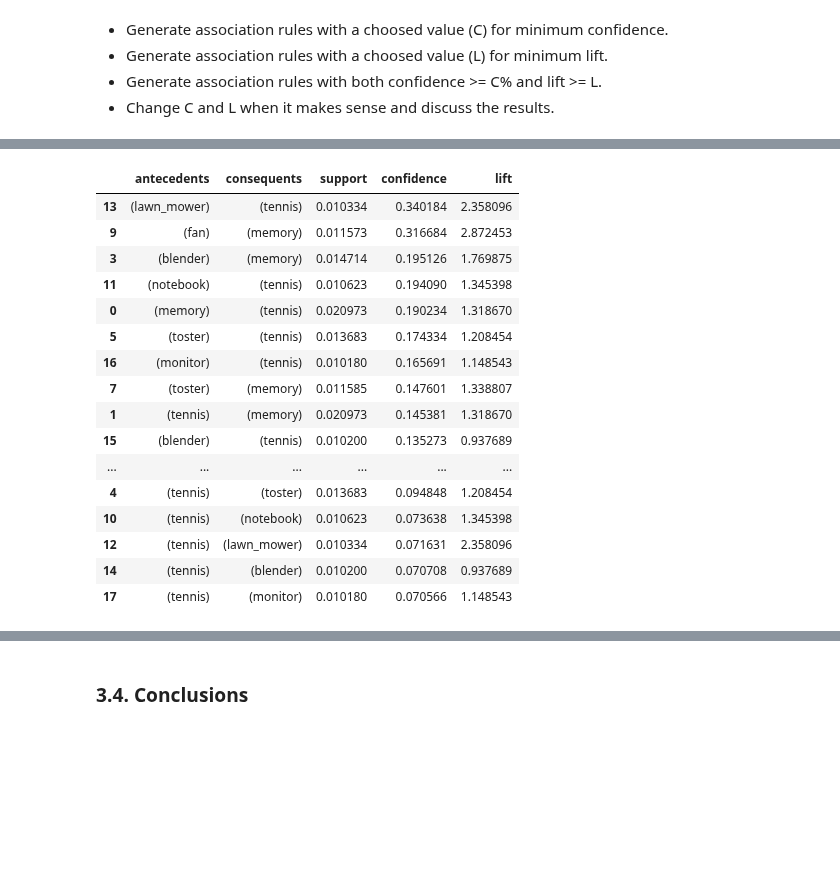
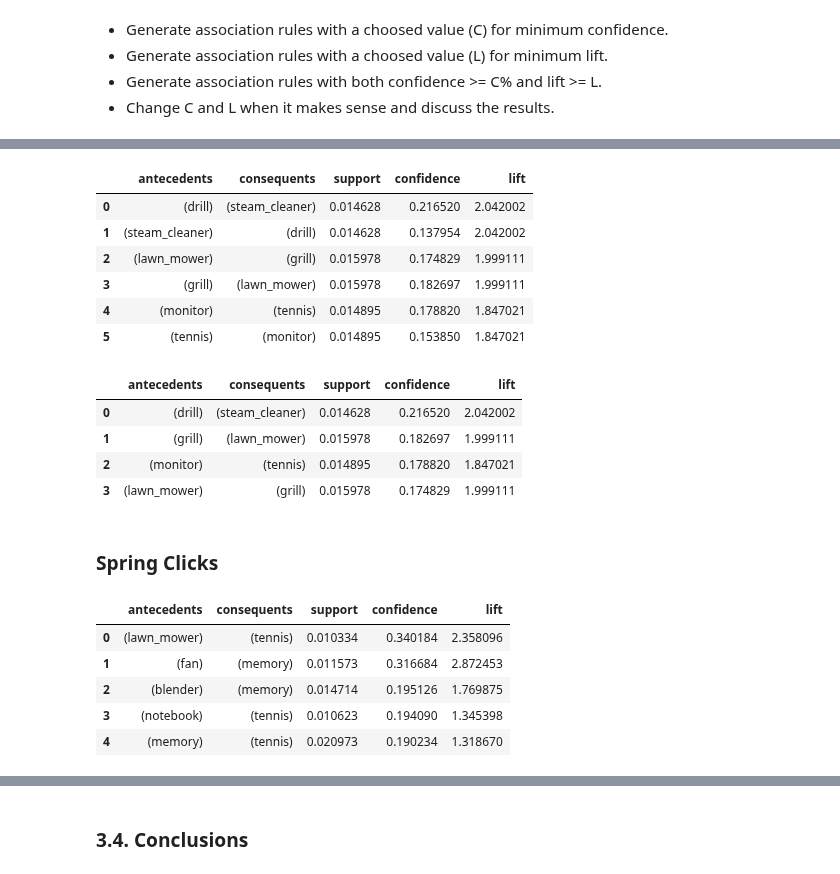
Before and after one commit to flpsantos3/PD_01, a Jupyter notebook: PD_202021_P1.ipynb, the cells around one changed output, grey strips where cells are left out. Saved outputs shown, nothing was run; the diff lists cells and outputs as text; code cells hidden in the pictures; blank space fills up the shorter version.

```diff
--- a/PD_202021_P1.ipynb
+++ b/PD_202021_P1.ipynb
@@ -907,27 +953,52 @@ rules_summer_clicks[['antecedents','consequents','support','confidence','lift']]
+# %%
+# Generate association rules with lift >= 1.8
+rules_summer_clicks = association_rules(frequent_summer_clicks,
+                                      metric = "lift",
+                                      min_threshold=1.8)
+
+rules_summer_clicks[['antecedents','consequents',
+                     'support','confidence','lift']]\
+                  .sort_values(by=['lift', 'confidence'],
+                               ascending=False)\
+                  .reset_index(drop=True)
+# %% [output]
+|  | antecedents | consequents | support | confidence | lift |
+| 0 | (drill) | (steam_cleaner) | 0.014628 | 0.216520 | 2.042002 |
+| 1 | (steam_cleaner) | (drill) | 0.014628 | 0.137954 | 2.042002 |
+| 2 | (lawn_mower) | (grill) | 0.015978 | 0.174829 | 1.999111 |
+| 3 | (grill) | (lawn_mower) | 0.015978 | 0.182697 | 1.999111 |
+| 4 | (monitor) | (tennis) | 0.014895 | 0.178820 | 1.847021 |
+| 5 | (tennis) | (monitor) | 0.014895 | 0.153850 | 1.847021 |
+# %%
+# both metrics combined
+all_summer_clicks=rules_summer_clicks[rules_summer_clicks['confidence']>=0.17]
+all_summer_clicks[['antecedents','consequents',
+                   'support','confidence','lift']]\
+                   .sort_values(by=['confidence','lift'], ascending=False)\
+                   .reset_index(drop=True)
+# %% [output]
+|  | antecedents | consequents | support | confidence | lift |
+| 0 | (drill) | (steam_cleaner) | 0.014628 | 0.216520 | 2.042002 |
+| 1 | (grill) | (lawn_mower) | 0.015978 | 0.182697 | 1.999111 |
+| 2 | (monitor) | (tennis) | 0.014895 | 0.178820 | 1.847021 |
+| 3 | (lawn_mower) | (grill) | 0.015978 | 0.174829 | 1.999111 |
+# %% [markdown]
+### Spring Clicks
 # %%
-# Generate association rules with confidence >= 10%
+# Generate association rules with confidence >= 19%
 rules_spring_clicks = association_rules(frequent_spring_clicks,
                                       metric = "confidence",
-                                      min_threshold=0.010)
+                                      min_threshold=0.19)
 
-rules_spring_clicks[['antecedents','consequents','support','confidence','lift']]\
+rules_spring_clicks[['antecedents','consequents',
+                     'support','confidence','lift']]\
                   .sort_values(by=['confidence','lift'],
-                               ascending=False)
+                               ascending=False)\
+                  .reset_index(drop=True)
 # %% [output]
 |  | antecedents | consequents | support | confidence | lift |
-| 13 | (lawn_mower) | (tennis) | 0.010334 | 0.340184 | 2.358096 |
-| 9 | (fan) | (memory) | 0.011573 | 0.316684 | 2.872453 |
-| 3 | (blender) | (memory) | 0.014714 | 0.195126 | 1.769875 |
-| 11 | (notebook) | (tennis) | 0.010623 | 0.194090 | 1.345398 |
-| 0 | (memory) | (tennis) | 0.020973 | 0.190234 | 1.318670 |
-| 5 | (toster) | (tennis) | 0.013683 | 0.174334 | 1.208454 |
-| 16 | (monitor) | (tennis) | 0.010180 | 0.165691 | 1.148543 |
-| 7 | (toster) | (memory) | 0.011585 | 0.147601 | 1.338807 |
-| 1 | (tennis) | (memory) | 0.020973 | 0.145381 | 1.318670 |
-| 15 | (blender) | (tennis) | 0.010200 | 0.135273 | 0.937689 |
-| ... | ... | ... | ... | ... | ... |
-| 4 | (tennis) | (toster) | 0.013683 | 0.094848 | 1.208454 |
-| 10 | (tennis) | (notebook) | 0.010623 | 0.073638 | 1.345398 |
-| 12 | (tennis) | (lawn_mower) | 0.010334 | 0.071631 | 2.358096 |
-| 14 | (tennis) | (blender) | 0.010200 | 0.070708 | 0.937689 |
-| 17 | (tennis) | (monitor) | 0.010180 | 0.070566 | 1.148543 |
+| 0 | (lawn_mower) | (tennis) | 0.010334 | 0.340184 | 2.358096 |
+| 1 | (fan) | (memory) | 0.011573 | 0.316684 | 2.872453 |
+| 2 | (blender) | (memory) | 0.014714 | 0.195126 | 1.769875 |
+| 3 | (notebook) | (tennis) | 0.010623 | 0.194090 | 1.345398 |
+| 4 | (memory) | (tennis) | 0.020973 | 0.190234 | 1.318670 |
```
Also changed, not shown: parts of 17 cells of this notebook.
